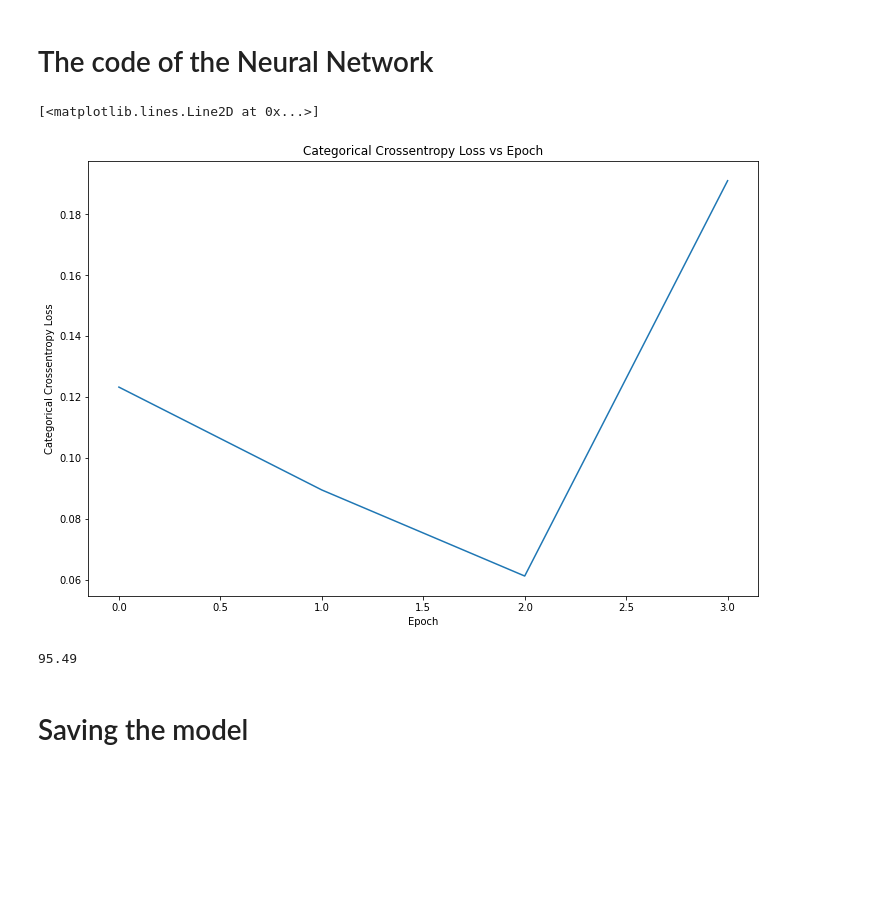
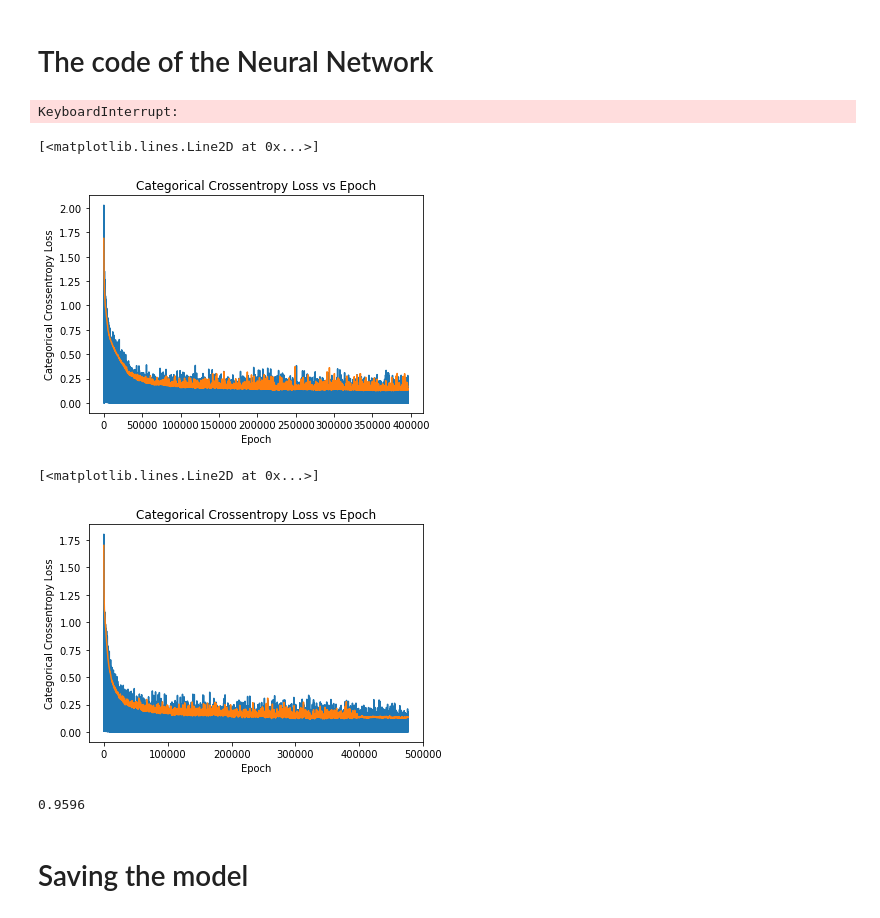
Before and after one commit to IlterOnatKorkmaz/Classification-of-Stellar-Objects-by-Using-Data-from-Sloan-Digital-Sky-Survey, a Jupyter notebook: NeuralNetwork.ipynb, the cells around one changed output. Saved outputs shown, nothing was run; the diff lists cells and outputs as text; code cells hidden in the pictures; blank space fills up the shorter version.

```diff
--- a/NeuralNetwork.ipynb
+++ b/NeuralNetwork.ipynb
@@ -6,11 +6,12 @@ from ipynb.fs.full.Preprocessing import preprocess
 # Importing Data
 # %%
 train_x, train_y, test_x, test_y = preprocess(100000)
-# %%
-from sklearn.preprocessing import OneHotEncoder
-enc = OneHotEncoder().fit(train_y.reshape(-1, 1))
-train_y=enc.transform(train_y.reshape(-1,1)).toarray()
-test_y=enc.transform(test_y.reshape(-1,1)).toarray()
+# %%
+def one_hot(array, num_classes):
+    eye = np.eye(num_classes)
+    return np.squeeze(eye[array.astype(np.int64)])
+test_y=one_hot(array = test_y,num_classes=3)
+train_y=one_hot(array = train_y,num_classes=3)
 # %% [markdown]
 # The code of the Neural Network
 # %%
@@ -178,34 +184,47 @@ class Sequential_Model:
         self.activation_list = list()
         return ret_wm
 # %%
-model = Sequential_Model(input_size=12,loss_type = "cross_categorical_entropy",learning_rate=0.001,batch_size=100)
+bacth_size = 100
+model = Sequential_Model(input_size=12,loss_type = "cross_categorical_entropy",learning_rate=0.001,batch_size=bacth_size)
 model.add(Layer(activation_func="linear", size=12))
-model.add(Layer(activation_func="relu",size=8))
-model.add(Layer(activation_func="relu",size=5))
+model.add(Layer(activation_func="relu",size=64))
+model.add(Layer(activation_func="relu",size=32))
 model.add(Layer(activation_func="softmax",size=3))
 model.compile()
 # %%
-model.train(train_x,train_y,epoch=50,learning_rate=0.001,val_size=200)
+model.train(train_x,train_y,epoch=5,learning_rate=0.001,val_size=5000)
+# %% [output]
+KeyboardInterrupt:
 # %%
 import matplotlib.pyplot as plt
-plt.figure(figsize=(12,8))
+fig, ax = plt.subplots()
 plt.title("Categorical Crossentropy Loss vs Epoch")
 plt.xlabel("Epoch")
 plt.ylabel("Categorical Crossentropy Loss")
-plt.plot(model.error_list)
+plt.plot(range(len(model.error_list)),model.error_list)
+plt.plot(np.arange(len(model.val_error_list))*bacth_size,model.val_error_list)
 # %% [output]
 [<matplotlib.lines.Line2D at 0x...>]
-[figure, old version]
+[figure, new version]
-# %%
-counter = 0
-for ind,row in enumerate(test_x):
-    pos = np.argmax(model.predict(row),axis=0)
-    if np.argmax(test_y,axis=1).tolist()[ind]==np.array(pos).squeeze():
-        counter +=1
-
-print(counter*100/len(test_y))
-# %% [output]
-95.49
+# %%
+import matplotlib.pyplot as plt
+fig, ax = plt.subplots()
+plt.title("Categorical Crossentropy Loss vs Epoch")
+plt.xlabel("Epoch")
+plt.ylabel("Categorical Crossentropy Loss")
+plt.plot(range(len(model.error_list)),model.error_list)
+plt.plot(np.arange(len(model.val_error_list))*bacth_size,model.val_error_list)
+# %% [output]
+[<matplotlib.lines.Line2D at 0x...>]
+[figure, added]
+# %%
+truth = np.argmax(test_y,axis=1)
+pred = np.argmax(model.predict(test_x),axis=0)
+pred = np.array(pred).squeeze()
+accuracy = sum(pred ==truth)/len(truth)
+accuracy
+# %% [output]
+0.9596
 # %% [markdown]
 # Saving the model
 # %%
```
Also changed, not shown: parts of 2 cells of this notebook.
